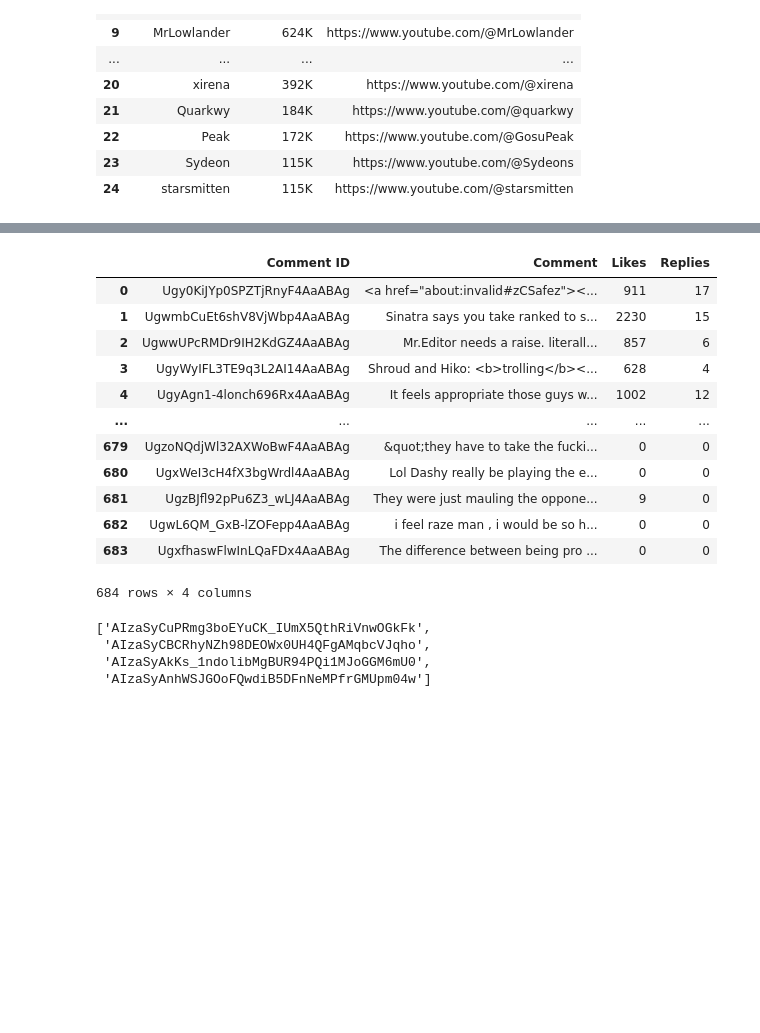
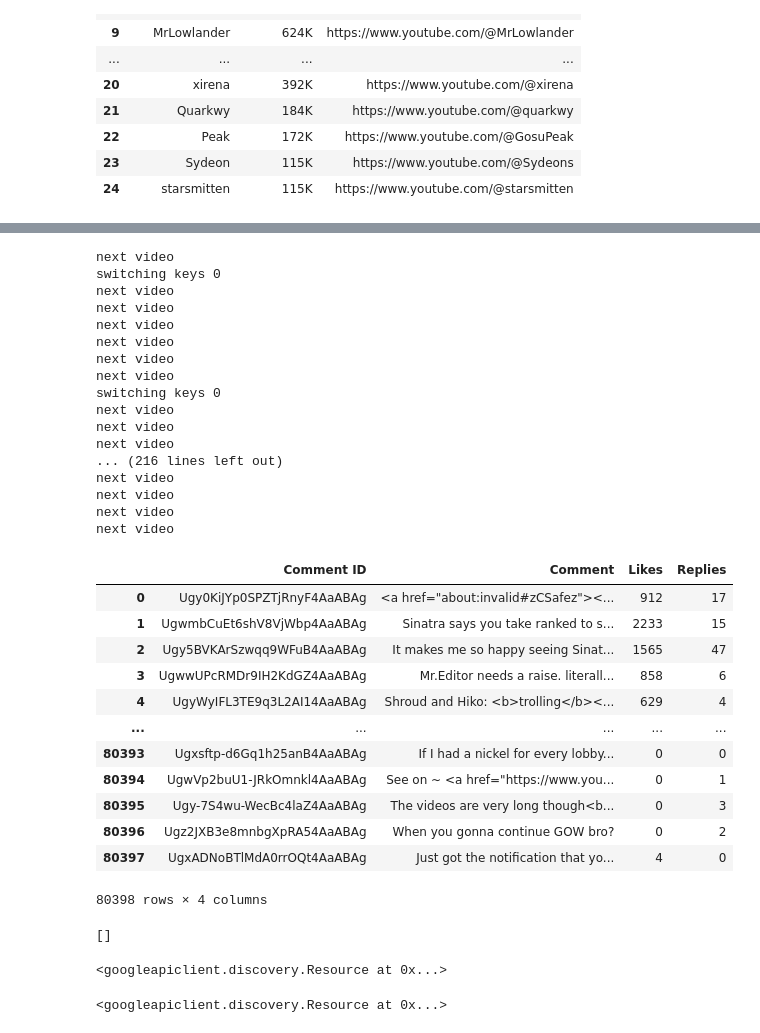
Before and after one commit to amira-bendjama/VALORANT-COMMENTS, a Jupyter notebook: DSCI511 - VALORANT.ipynb, the cells around one changed output, grey strips where cells are left out. Cells and saved outputs as stored; diff of their text form; code cells hidden in the pictures; blank space fills up the shorter version.

Commit message:
switch key in comments and getting all comments
switch to keys to get all the comments

```diff
--- a/DSCI511 - VALORANT.ipynb
+++ b/DSCI511 - VALORANT.ipynb
@@ -296,0 +303,4 @@ df_videos
+# %%
+#getting saved files
+df_videos = pd.read_csv('data/files/videos_info_10each.csv')
+df_videos
@@ -359,38 +391,62 @@ def get_comments_video(videoId, total_comments = 100, max_comment_per_page = 100
 # %%
 if os.path.exists("data/comments.csv"):
     # load any pre-existing data
     df_comments = pd.read_csv('data/comments.csv')
     df_comments.pop(df_comments.columns[0])
 else:
     comments = []
-    comments.extend(get_comments_video("DTuS6Bki9kI", 684))
+#     comments.extend(get_comments_video("DTuS6Bki9kI", 684))
 
-#     for video_id in df_videos["video_id"]:
-#         comments.extend(get_comments_video(video_id, 44))
+    for i , video_id in enumerate(df_videos["video_id"]):
+        print("next video")
+        comments.extend(get_comments_video(video_id, df_videos["Number of comments"][i]))
 
     df_comments = pd.DataFrame(comments)
     df_comments.to_csv('data/comments.csv', index=False)
 
 
 df_comments
 # %% [output]
+next video
+switching keys 0
+next video
+next video
+next video
+next video
+next video
+next video
+switching keys 0
+next video
+next video
+next video
+... (216 lines left out)
+next video
+next video
+next video
+next video
 |  | Comment ID | Comment | Likes | Replies |
-| 0 | Ugy0KiJYp0SPZTjRnyF4AaABAg | <a href="about:invalid#zCSafez"><... | 911 | 17 |
-| 1 | UgwmbCuEt6shV8VjWbp4AaABAg | Sinatra says you take ranked to s... | 2230 | 15 |
-| 2 | UgwwUPcRMDr9IH2KdGZ4AaABAg | Mr.Editor needs a raise. literall... | 857 | 6 |
-| 3 | UgyWyIFL3TE9q3L2AI14AaABAg | Shroud and Hiko: <b>trolling</b><... | 628 | 4 |
-| 4 | UgyAgn1-4lonch696Rx4AaABAg | It feels appropriate those guys w... | 1002 | 12 |
+| 0 | Ugy0KiJYp0SPZTjRnyF4AaABAg | <a href="about:invalid#zCSafez"><... | 912 | 17 |
+| 1 | UgwmbCuEt6shV8VjWbp4AaABAg | Sinatra says you take ranked to s... | 2233 | 15 |
+| 2 | Ugy5BVKArSzwqq9WFuB4AaABAg | It makes me so happy seeing Sinat... | 1565 | 47 |
+| 3 | UgwwUPcRMDr9IH2KdGZ4AaABAg | Mr.Editor needs a raise. literall... | 858 | 6 |
+| 4 | UgyWyIFL3TE9q3L2AI14AaABAg | Shroud and Hiko: <b>trolling</b><... | 629 | 4 |
 | ... | ... | ... | ... | ... |
-| 679 | UgzoNQdjWl32AXWoBwF4AaABAg | &quot;they have to take the fucki... | 0 | 0 |
-| 680 | UgxWeI3cH4fX3bgWrdl4AaABAg | Lol Dashy really be playing the e... | 0 | 0 |
-| 681 | UgzBJfl92pPu6Z3_wLJ4AaABAg | They were just mauling the oppone... | 9 | 0 |
-| 682 | UgwL6QM_GxB-lZOFepp4AaABAg | i feel raze man , i would be so h... | 0 | 0 |
-| 683 | UgxfhaswFlwInLQaFDx4AaABAg | The difference between being pro ... | 0 | 0 |
+| 80393 | Ugxsftp-d6Gq1h25anB4AaABAg | If I had a nickel for every lobby... | 0 | 0 |
+| 80394 | UgwVp2buU1-JRkOmnkl4AaABAg | See on ~ <a href="https://www.you... | 0 | 1 |
+| 80395 | Ugy-7S4wu-WecBc4laZ4AaABAg | The videos are very long though<b... | 0 | 3 |
+| 80396 | Ugz2JXB3e8mnbgXpRA54AaABAg | When you gonna continue GOW bro? | 0 | 2 |
+| 80397 | UgxADNoBTlMdA0rrOQt4AaABAg | Just got the notification that yo... | 4 | 0 |
-684 rows × 4 columns
+80398 rows × 4 columns
-# %%
-keys
-# %% [output]
-['AIzaSyCuPRmg3boEYuCK_IUmX5QthRiVnwOGkFk',
- 'AIzaSyCBCRhyNZh98DEOWx0UH4QFgAMqbcVJqho',
- 'AIzaSyAkKs_1ndolibMgBUR94PQi1MJoGGM6mU0',
- 'AIzaSyAnhWSJGOoFQwdiB5DFnNeMPfrGMUpm04w']
+# %%
+# keys = ['AIzaSyCuPRmg3boEYuCK_IUmX5QthRiVnwOGkFk','AIzaSyCBCRhyNZh98DEOWx0UH4QFgAMqbcVJqho']
+keys
+# %% [output]
+[]
+# %%
+youtube_service
+# %% [output]
+<googleapiclient.discovery.Resource at 0x...>
+# %%
+youtube_service
+# %% [output]
+<googleapiclient.discovery.Resource at 0x...>
```
Also changed, not shown: parts of 21 cells of this notebook, 5 other files.
